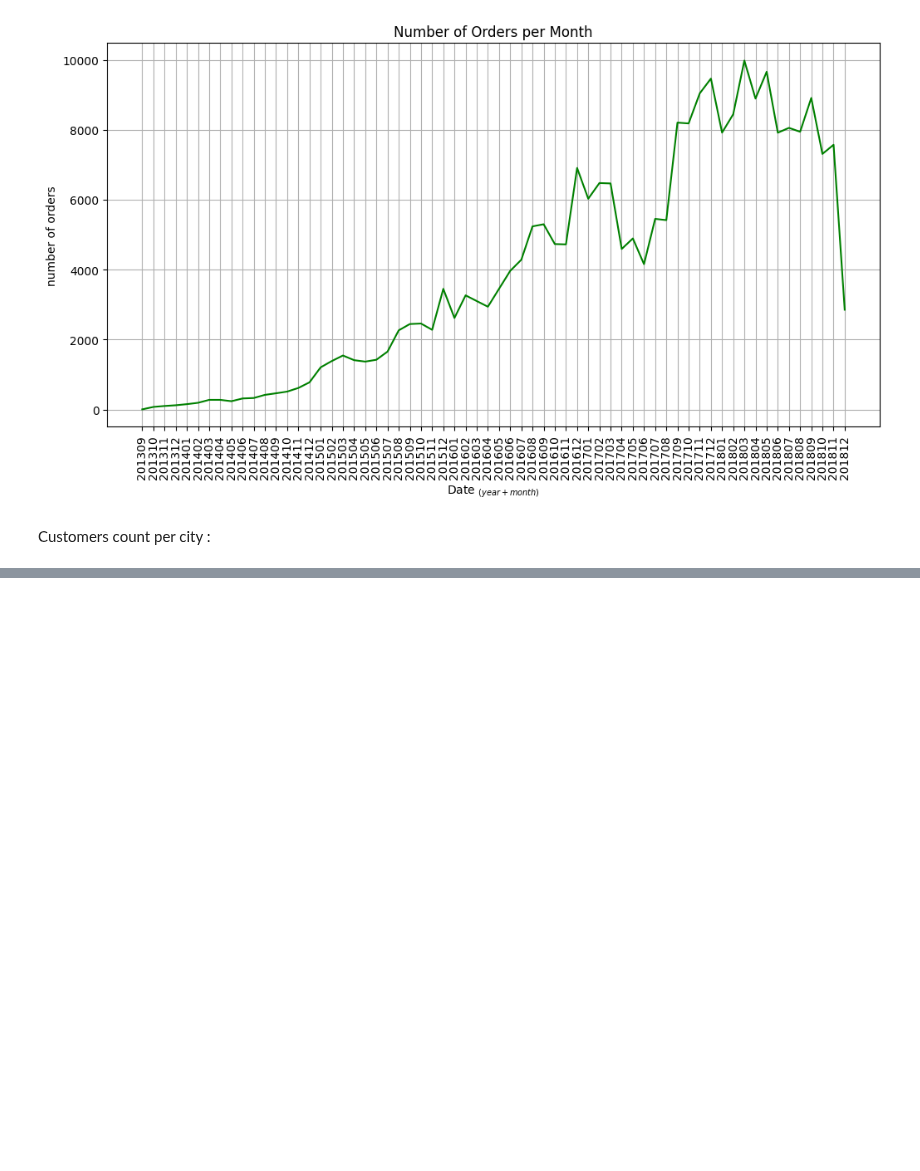
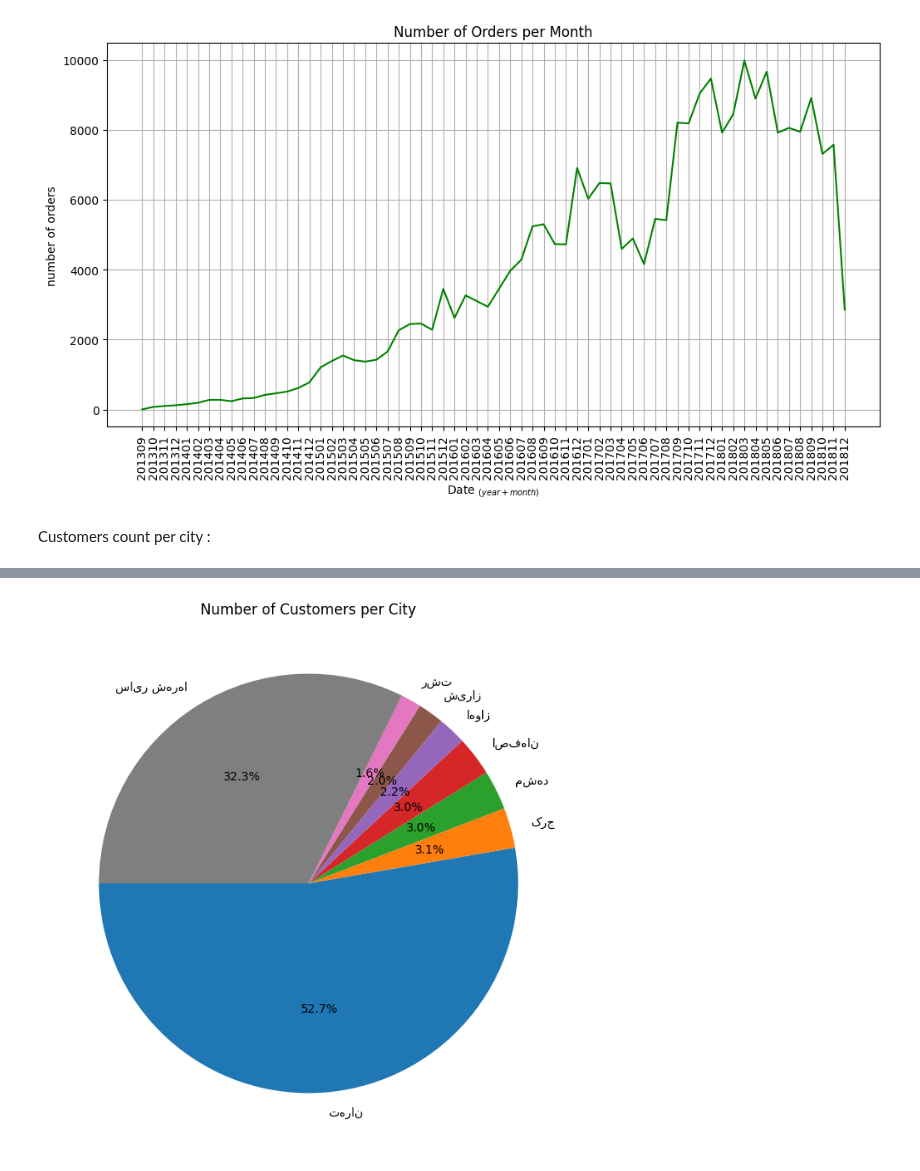
Before and after one commit to TaRa1999R/Data_Science, a Jupyter notebook: assignment39/3_digikala.ipynb, the cells around one changed output, grey strips where cells are left out. Cells and saved outputs as stored; diff of their text form; code cells hidden in the pictures; blank space fills up the shorter version.

```diff
--- a/assignment39/3_digikala.ipynb
+++ b/assignment39/3_digikala.ipynb
@@ -83,6 +76,9 @@ final_tabel
 # %%
-plt.figure (figsize = (12 , 6))
-plt.pie(final_tabel['ID_Customer'] , labels = final_tabel['city_name_fa'].to_numpy(dtype = str))
+# persian_cities = [get_display(reshape(city)) for city in cities]
+plt.figure (figsize = (12 , 8))
+plt.pie(final_tabel['ID_Customer'] , labels = final_tabel['city_name_fa'].to_numpy(dtype = str) , autopct='%1.1f%%', startangle=180)
 plt.title ('Number of Customers per City')
 plt.savefig ('outputs\output_3_number of customers.png')
 plt.show()
+# %% [output]
+[figure, added]
```
Also changed, not shown: parts of 1 cell of this notebook, 1 other file.
